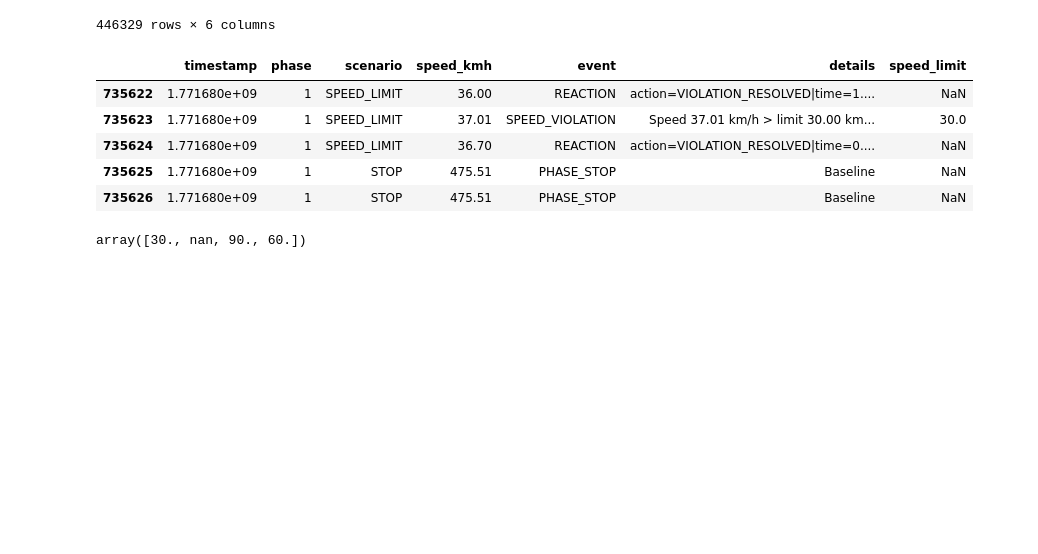
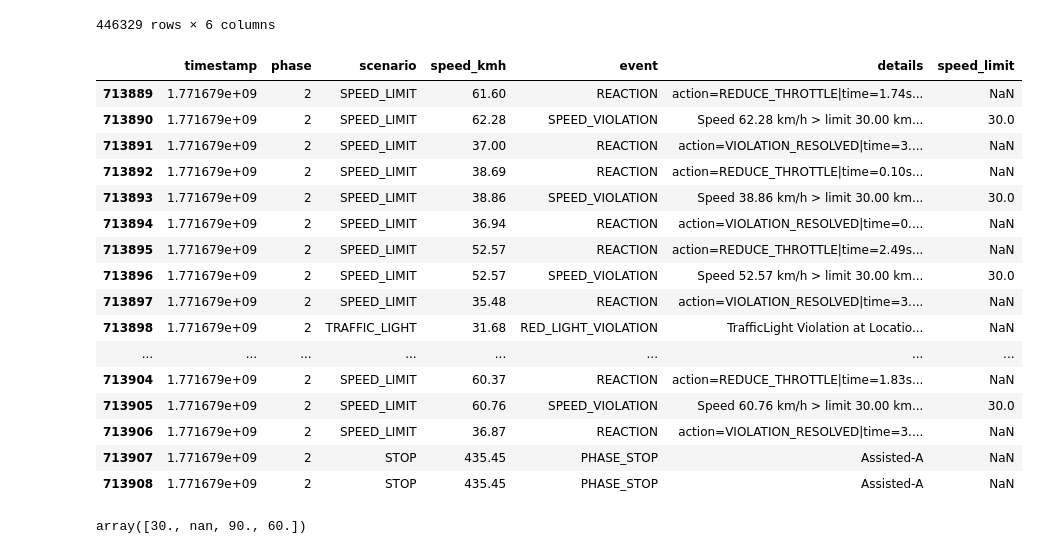
Before and after one commit to KeirAAAlcantara/SimAnalysis, a Jupyter notebook: SimData.ipynb, the cells around one changed output. Drawn from its saved outputs; the diff is of its cells as text; code cells hidden in the pictures; blank space fills up the shorter version.

```diff
--- a/SimData.ipynb
+++ b/SimData.ipynb
@@ -137,14 +137,25 @@ def extract_speed_limit(text):
 
 df_simulation["speed_limit"] = df_simulation["details"].apply(extract_speed_limit)
 # %%
-display(df_simulation[df_simulation["phase"] == 1].tail(5))
+display(df_simulation[df_simulation["phase"] == 2].tail(20))
 # %% [output]
 |  | timestamp | phase | scenario | speed_kmh | event | details | speed_limit |
-| 735622 | 1.771680e+09 | 1 | SPEED_LIMIT | 36.00 | REACTION | action=VIOLATION_RESOLVED|time=1.... | NaN |
-| 735623 | 1.771680e+09 | 1 | SPEED_LIMIT | 37.01 | SPEED_VIOLATION | Speed 37.01 km/h > limit 30.00 km... | 30.0 |
-| 735624 | 1.771680e+09 | 1 | SPEED_LIMIT | 36.70 | REACTION | action=VIOLATION_RESOLVED|time=0.... | NaN |
-| 735625 | 1.771680e+09 | 1 | STOP | 475.51 | PHASE_STOP | Baseline | NaN |
-| 735626 | 1.771680e+09 | 1 | STOP | 475.51 | PHASE_STOP | Baseline | NaN |
+| 713889 | 1.771679e+09 | 2 | SPEED_LIMIT | 61.60 | REACTION | action=REDUCE_THROTTLE|time=1.74s... | NaN |
+| 713890 | 1.771679e+09 | 2 | SPEED_LIMIT | 62.28 | SPEED_VIOLATION | Speed 62.28 km/h > limit 30.00 km... | 30.0 |
+| 713891 | 1.771679e+09 | 2 | SPEED_LIMIT | 37.00 | REACTION | action=VIOLATION_RESOLVED|time=3.... | NaN |
+| 713892 | 1.771679e+09 | 2 | SPEED_LIMIT | 38.69 | REACTION | action=REDUCE_THROTTLE|time=0.10s... | NaN |
+| 713893 | 1.771679e+09 | 2 | SPEED_LIMIT | 38.86 | SPEED_VIOLATION | Speed 38.86 km/h > limit 30.00 km... | 30.0 |
+| 713894 | 1.771679e+09 | 2 | SPEED_LIMIT | 36.94 | REACTION | action=VIOLATION_RESOLVED|time=0.... | NaN |
+| 713895 | 1.771679e+09 | 2 | SPEED_LIMIT | 52.57 | REACTION | action=REDUCE_THROTTLE|time=2.49s... | NaN |
+| 713896 | 1.771679e+09 | 2 | SPEED_LIMIT | 52.57 | SPEED_VIOLATION | Speed 52.57 km/h > limit 30.00 km... | 30.0 |
+| 713897 | 1.771679e+09 | 2 | SPEED_LIMIT | 35.48 | REACTION | action=VIOLATION_RESOLVED|time=3.... | NaN |
+| 713898 | 1.771679e+09 | 2 | TRAFFIC_LIGHT | 31.68 | RED_LIGHT_VIOLATION | TrafficLight Violation at Locatio... | NaN |
+| ... | ... | ... | ... | ... | ... | ... | ... |
+| 713904 | 1.771679e+09 | 2 | SPEED_LIMIT | 60.37 | REACTION | action=REDUCE_THROTTLE|time=1.83s... | NaN |
+| 713905 | 1.771679e+09 | 2 | SPEED_LIMIT | 60.76 | SPEED_VIOLATION | Speed 60.76 km/h > limit 30.00 km... | 30.0 |
+| 713906 | 1.771679e+09 | 2 | SPEED_LIMIT | 36.87 | REACTION | action=VIOLATION_RESOLVED|time=3.... | NaN |
+| 713907 | 1.771679e+09 | 2 | STOP | 435.45 | PHASE_STOP | Assisted-A | NaN |
+| 713908 | 1.771679e+09 | 2 | STOP | 435.45 | PHASE_STOP | Assisted-A | NaN |
 # %%
 display(df_simulation['speed_limit'].unique())
 # %% [output]
```
Also changed, not shown: parts of 5 cells of this notebook, 1 other file.
